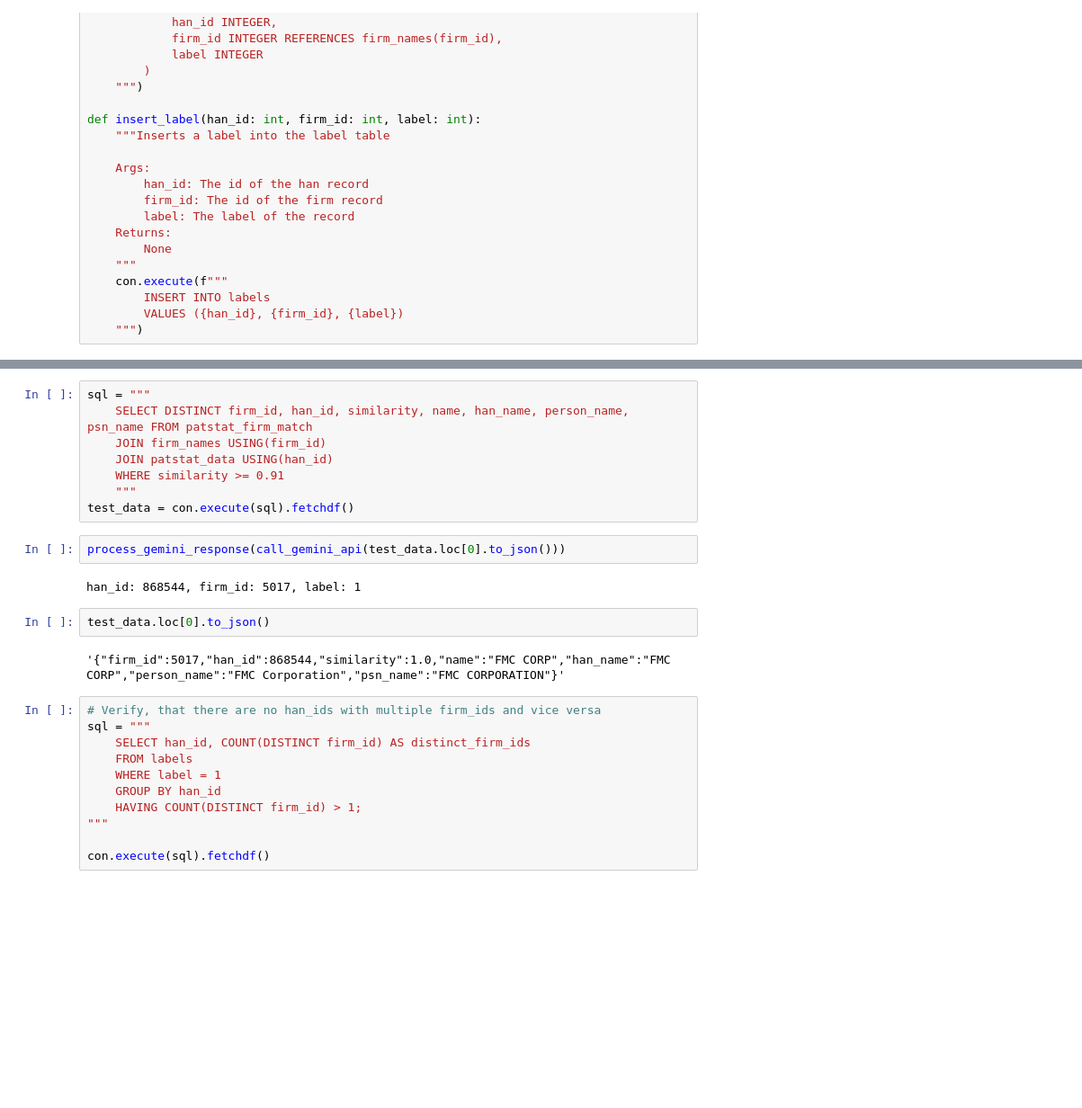
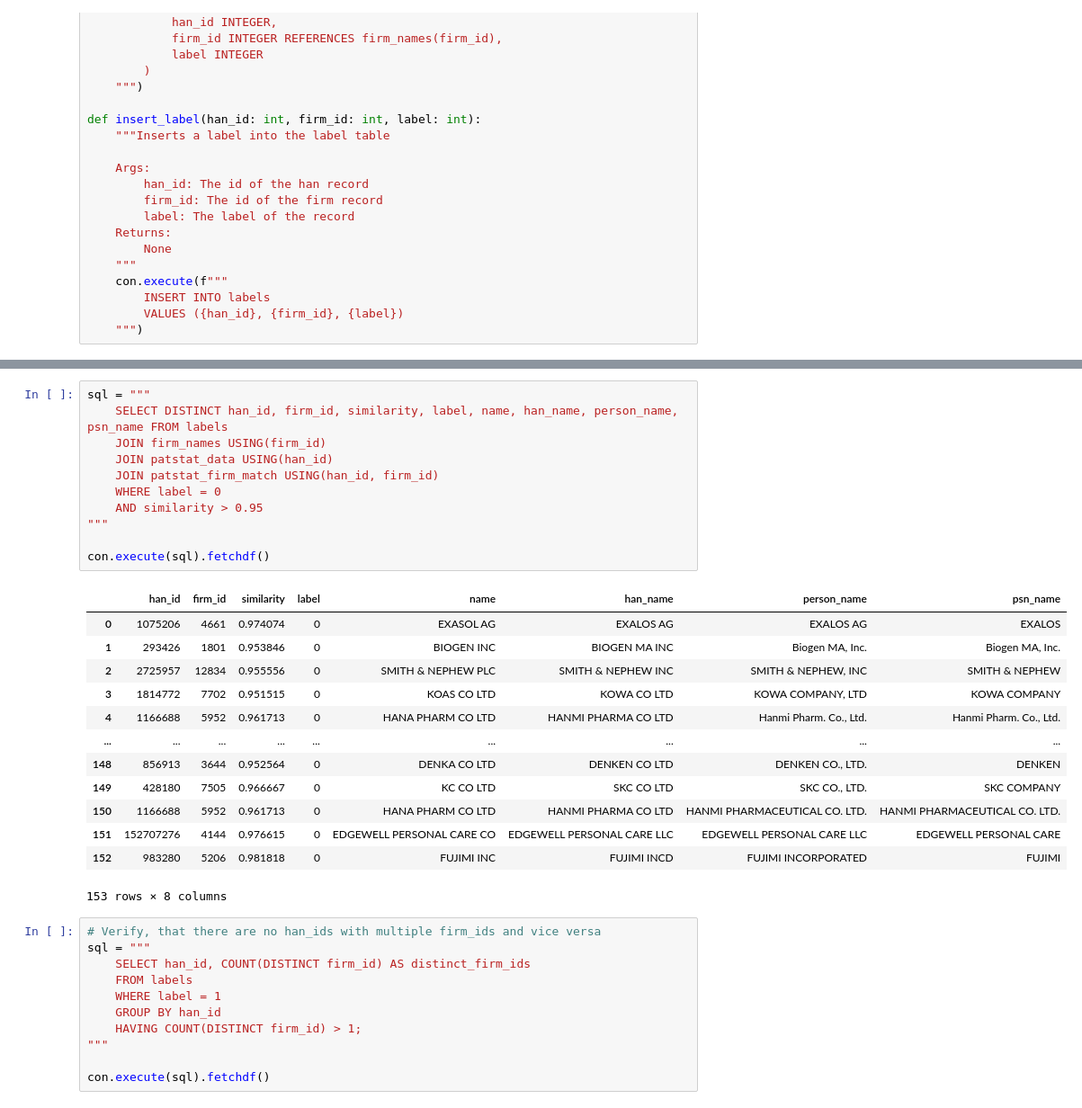
Before and after one commit to MarisLeander/patents_name_matching, a Jupyter notebook: notebooks/label_training_data.ipynb, the cells around one changed output, grey strips where cells are left out. Shown at 90% size. Cells and saved outputs as stored; diff of their text form; blank space fills up the shorter version.

```diff
--- a/notebooks/label_training_data.ipynb
+++ b/notebooks/label_training_data.ipynb
@@ -184,19 +171,28 @@ han_id: 1699, firm_id: 8003, label: 1
-# %%
-sql = """
-    SELECT DISTINCT firm_id, han_id, similarity, name, han_name, person_name, psn_name FROM patstat_firm_match
-    JOIN firm_names USING(firm_id)
-    JOIN patstat_data USING(han_id)
-    WHERE similarity >= 0.91
-    """
-test_data = con.execute(sql).fetchdf()
-# %%
-process_gemini_response(call_gemini_api(test_data.loc[0].to_json()))
-# %% [output]
-han_id: 868544, firm_id: 5017, label: 1
 # %%
-test_data.loc[0].to_json()
+sql = """
+    SELECT DISTINCT han_id, firm_id, similarity, label, name, han_name, person_name, psn_name FROM labels
+    JOIN firm_names USING(firm_id)
+    JOIN patstat_data USING(han_id)
+    JOIN patstat_firm_match USING(han_id, firm_id)
+    WHERE label = 0
+    AND similarity > 0.95
+"""
+
+con.execute(sql).fetchdf()
 # %% [output]
+|  | han_id | firm_id | similarity | label | name | han_name | person_name | psn_name |
+| 0 | 1075206 | 4661 | 0.974074 | 0 | EXASOL AG | EXALOS AG | EXALOS AG | EXALOS |
+| 1 | 293426 | 1801 | 0.953846 | 0 | BIOGEN INC | BIOGEN MA INC | Biogen MA, Inc. | Biogen MA, Inc. |
+| 2 | 2725957 | 12834 | 0.955556 | 0 | SMITH & NEPHEW PLC | SMITH & NEPHEW INC | SMITH & NEPHEW, INC | SMITH & NEPHEW |
+| 3 | 1814772 | 7702 | 0.951515 | 0 | KOAS CO LTD | KOWA CO LTD | KOWA COMPANY, LTD | KOWA COMPANY |
+| 4 | 1166688 | 5952 | 0.961713 | 0 | HANA PHARM CO LTD | HANMI PHARMA CO LTD | Hanmi Pharm. Co., Ltd. | Hanmi Pharm. Co., Ltd. |
+| ... | ... | ... | ... | ... | ... | ... | ... | ... |
+| 148 | 856913 | 3644 | 0.952564 | 0 | DENKA CO LTD | DENKEN CO LTD | DENKEN CO., LTD. | DENKEN |
+| 149 | 428180 | 7505 | 0.966667 | 0 | KC CO LTD | SKC CO LTD | SKC CO., LTD. | SKC COMPANY |
+| 150 | 1166688 | 5952 | 0.961713 | 0 | HANA PHARM CO LTD | HANMI PHARMA CO LTD | HANMI PHARMACEUTICAL CO. LTD. | HANMI PHARMACEUTICAL CO. LTD. |
+| 151 | 152707276 | 4144 | 0.976615 | 0 | EDGEWELL PERSONAL CARE CO | EDGEWELL PERSONAL CARE LLC | EDGEWELL PERSONAL CARE LLC | EDGEWELL PERSONAL CARE |
+| 152 | 983280 | 5206 | 0.981818 | 0 | FUJIMI INC | FUJIMI INCD | FUJIMI INCORPORATED | FUJIMI |
-'{"firm_id":5017,"han_id":868544,"similarity":1.0,"name":"FMC CORP","han_name":"FMC CORP","person_name":"FMC Corporation","psn_name":"FMC CORPORATION"}'
+153 rows × 8 columns
 # %%
 # Verify, that there are no han_ids with multiple firm_ids and vice versa
 sql = """
```
Also changed, not shown: parts of 5 cells of this notebook, 1 other file.
